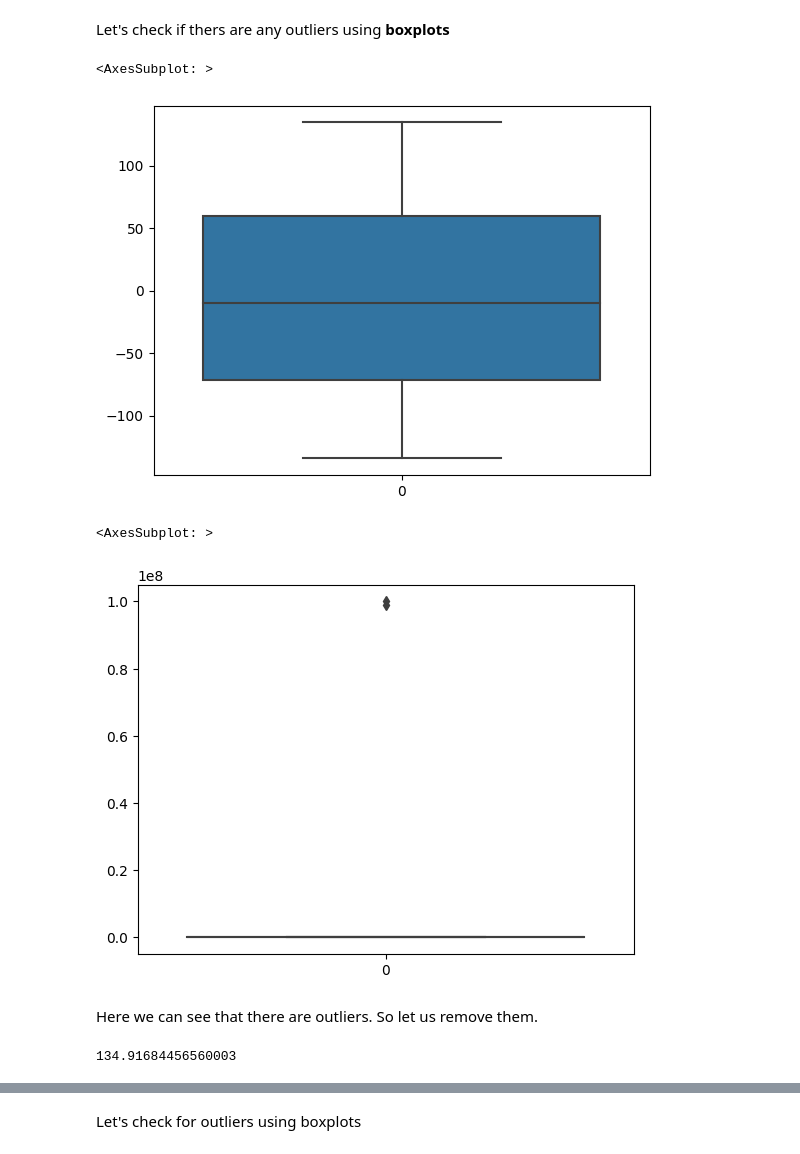
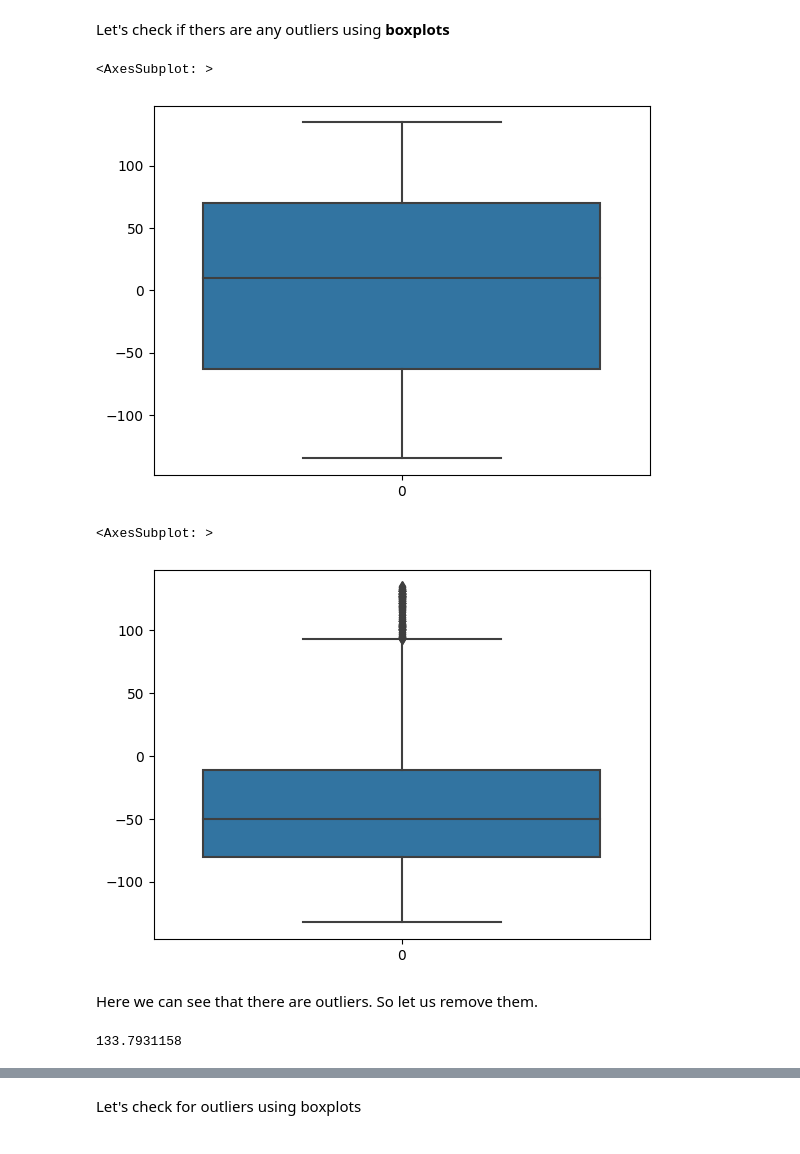
Before and after one commit to Sakshi27m/Innomatics-Data-Science-Hackathon, a Jupyter notebook: sakshi.ipynb, the cells around one changed output, grey strips where cells are left out. Drawn from its saved outputs; the diff is of its cells as text; code cells hidden in the pictures.

```diff
--- a/sakshi.ipynb
+++ b/sakshi.ipynb
@@ -8,7 +8,7 @@ import seaborn as sns
 # %% [markdown]
 # Importing the dataset
 # %%
-df = pd.read_csv("data.csv")
+df = pd.read_csv("dataframe_.csv")
 # %%
 df.shape
 # %% [output]
@@ -63,19 +61,19 @@ df1.describe()
 # %% [markdown]
 Let's check if thers are any outliers using **boxplots**
 # %%
-sns.boxplot(df1['x1'])
+sns.boxplot(df1['input'])
 # %% [output]
 <AxesSubplot: >
-[figure, old version]
+[figure, new version]
 # %%
-sns.boxplot(df1['x2'])
+sns.boxplot(df1['output'])
 # %% [output]
 <AxesSubplot: >
-[figure, old version]
+[figure, new version]
 # %% [markdown]
 Here we can see that there are outliers. So let us remove them.
 # %%
-df1['x2'].quantile(0.999)
+df1['output'].quantile(0.999)
 # %% [output]
-134.91684456560003
+133.7931158
 # %%
```
Also changed, not shown: parts of 15 cells of this notebook.
